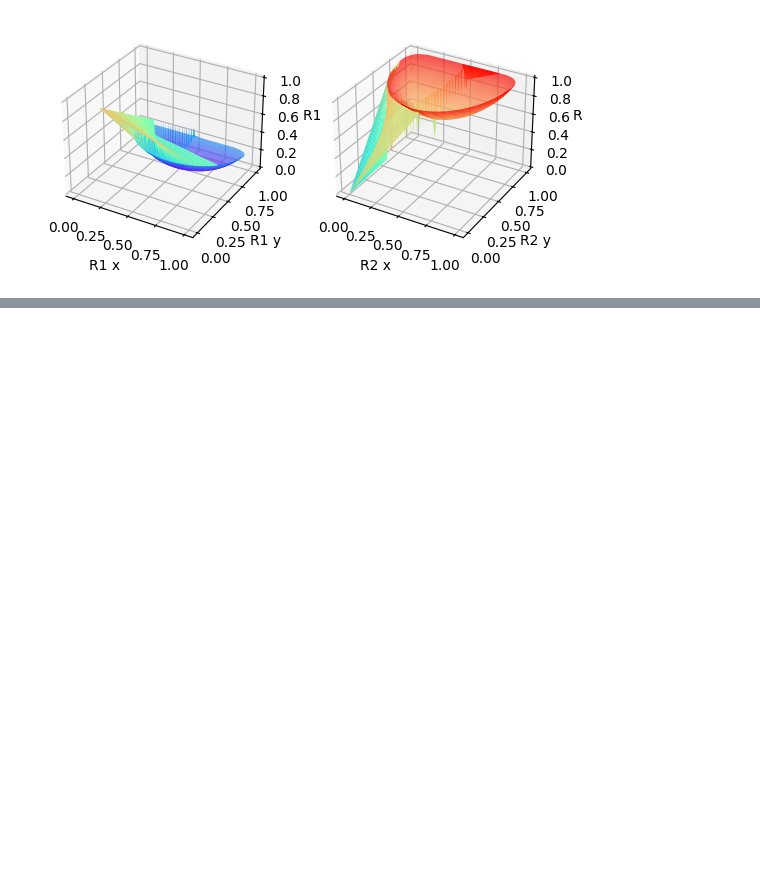
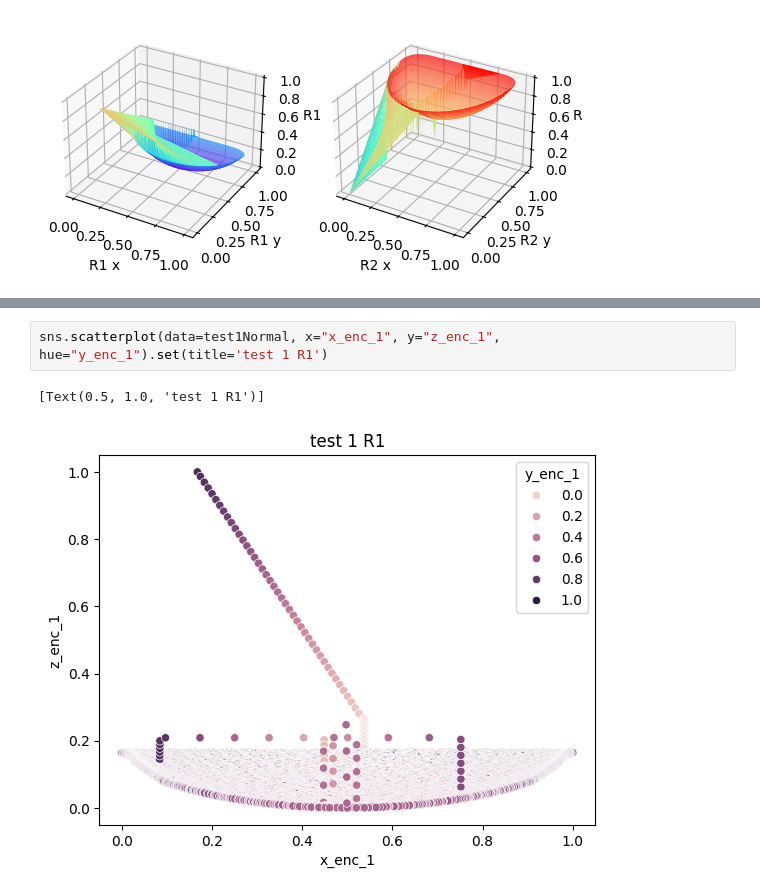
Before and after one commit to vputnam/machine_learning_soln, a Jupyter notebook: Jupyter/DataProcessing.ipynb, the cells around one changed output, grey strips where cells are left out. Cells and saved outputs as stored; diff of their text form; blank space fills up the shorter version.

```diff
--- a/Jupyter/DataProcessing.ipynb
+++ b/Jupyter/DataProcessing.ipynb
@@ -137,0 +130,5 @@ scatter_distance_plot(test1['x_enc_2'], test1['z_enc_2'], 'xR2', 'zR2', 'test 1
+# %%
+sns.scatterplot(data=test1Normal, x="x_enc_1", y="z_enc_1", hue="y_enc_1").set(title='test 1 R1')
+# %% [output]
+[Text(0.5, 1.0, 'test 1 R1')]
+[figure, added]
```
Also changed, not shown: parts of 11 cells of this notebook, 1 other file.
